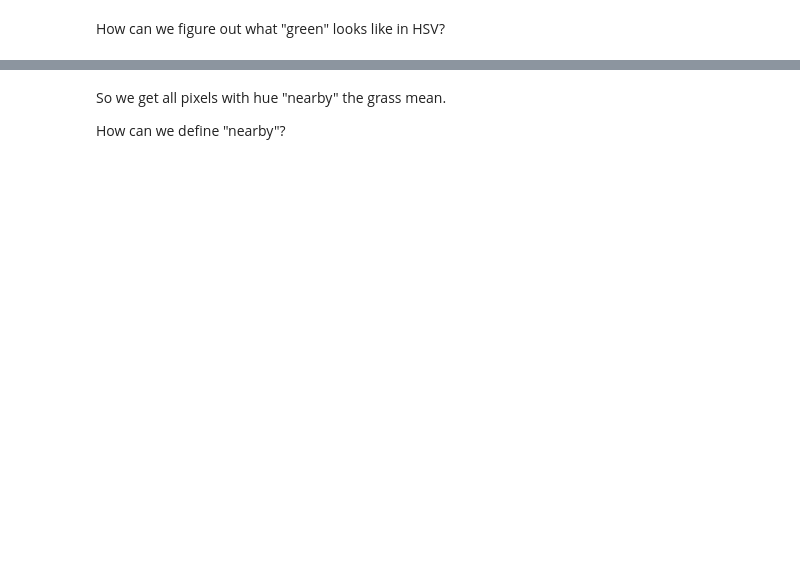
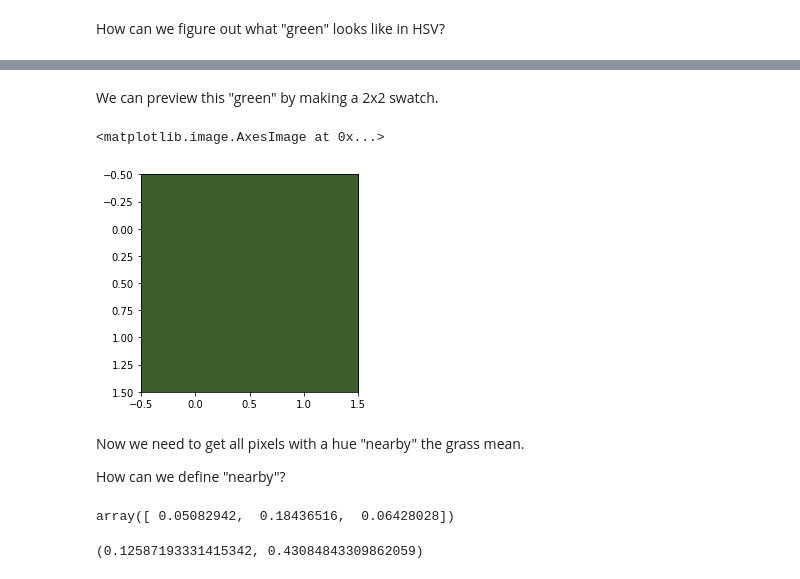
Before and after one commit to nick-ulle/teaching-notes, a Jupyter notebook: sta141b/2018/discussion03.ipynb, the cells around one changed output, grey strips where cells are left out. Cells and saved outputs as stored; diff of their text form; code cells hidden in the pictures; blank space fills up the shorter version.

```diff
--- a/sta141b/2018/discussion03.ipynb
+++ b/sta141b/2018/discussion03.ipynb
@@ -102,4 +142,22 @@ How can we figure out what "green" looks like in HSV?
+# %% [markdown]
+We can preview this "green" by making a 2x2 swatch.
+# %%
+swatch = np.stack(4 * [mu]).reshape((2, 2, 3))
+plt.imshow(ski.color.hsv2rgb(swatch))
+# %% [output]
+<matplotlib.image.AxesImage at 0x...>
+[figure, added]
 # %% [markdown]
-So we get all pixels with hue "nearby" the grass mean.
+Now we need to get all pixels with a hue "nearby" the grass mean.
 
 How can we define "nearby"?
+# %%
+sd = grass.std(axis = (0, 1))
+sd
+# %% [output]
+array([ 0.05082942,  0.18436516,  0.06428028])
+# %%
+tol = (mu[0] - 3 * sd[0], mu[0] + 3 * sd[0])
+tol
+# %% [output]
+(0.12587193331415342, 0.43084843309862059)
```
Also changed, not shown: parts of 12 cells of this notebook.
